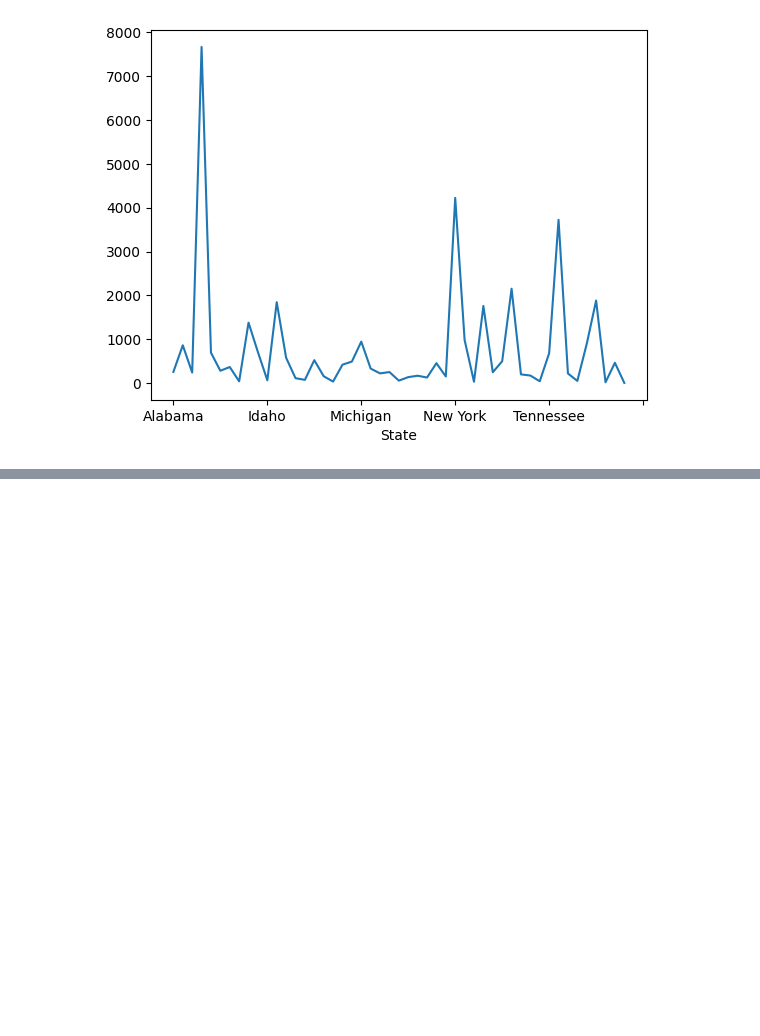
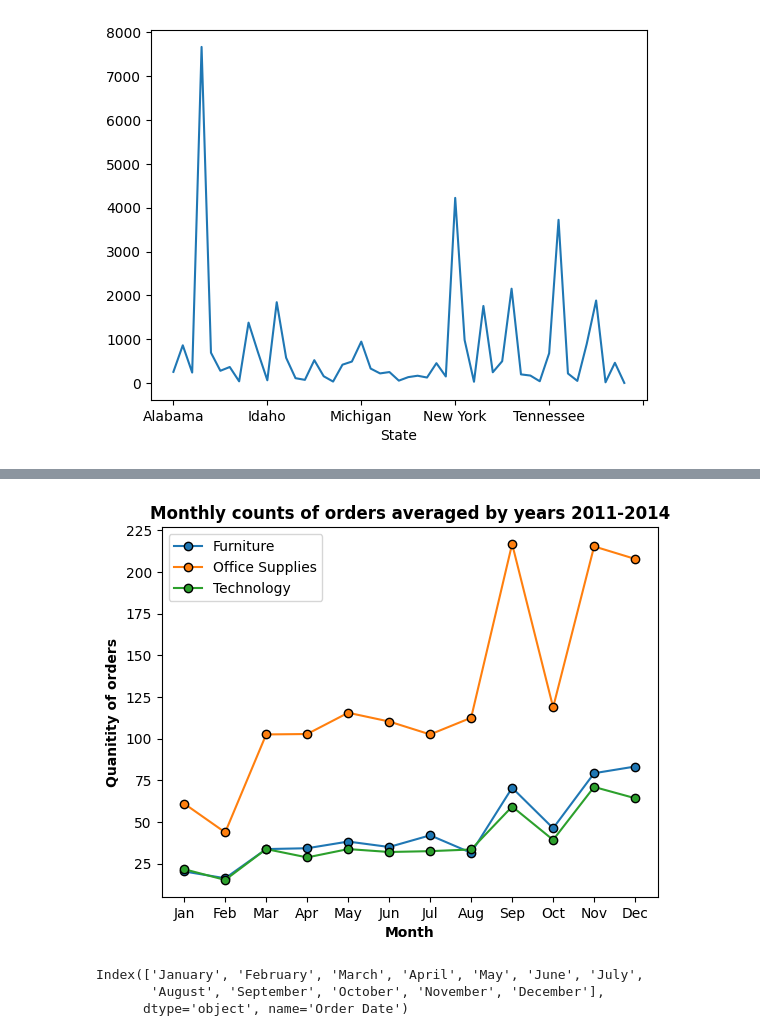
Before and after one commit to manipuppeteer/Data-Analysis-Project-DataCraft, a Jupyter notebook: JansFork.ipynb, the cells around one changed output, grey strips where cells are left out. Drawn from its saved outputs; the diff is of its cells as text; code cells hidden in the pictures; blank space fills up the shorter version.

```diff
--- a/JansFork.ipynb
+++ b/JansFork.ipynb
@@ -304,0 +409,37 @@ StateQuant.plot(kind="line")
+# %%
+GrenzeErstFeb2011=superstore.index>"2011-01-31" # es fehlt also nur ein monat von 2011
+GrenzeJahrEnde2014=superstore.index<"2015-01-01"
+DFmonatsanalyse=superstore[GrenzeErstFeb2011 & GrenzeJahrEnde2014]
+DFmonat=DFmonatsanalyse.groupby("Category")["count"].resample("ME").sum()#,closed="right",label="right")
+DFmonat=DFmonat.reset_index(level=1)
+
+DFmonatFurniture=DFmonat[DFmonat.index=="Furniture"]
+DFmonatFurniture=DFmonatFurniture.groupby(DFmonatFurniture["Order Date"].dt.month_name())["count"].mean()
+DFmonatTech=DFmonat[DFmonat.index=="Technology"]
+DFmonatTech=DFmonatTech.groupby(DFmonatTech["Order Date"].dt.month_name())["count"].mean()
+DFmonatOffice=DFmonat[DFmonat.index=="Office Supplies"]
+DFmonatOffice=DFmonatOffice.groupby(DFmonatOffice["Order Date"].dt.month_name())["count"].mean()
+
+months = ['January', 'February', 'March', 'April', 'May', 'June', 'July', 'August', 'September', 'October', 'November', 'December']
+
+DFmonatFurniture=DFmonatFurniture.reindex(index=months)
+DFmonatTech=DFmonatTech.reindex(index=months)
+DFmonatOffice=DFmonatOffice.reindex(index=months)
+#print(DFmonatFurniture)
+plt.plot(DFmonatFurniture.index.str[:3],DFmonatFurniture,marker='o',markeredgecolor="black",label="Furniture")
+plt.plot(DFmonatOffice.index.str[:3],DFmonatOffice,marker='o',markeredgecolor="black",label="Office Supplies")
+plt.plot(DFmonatTech.index.str[:3],DFmonatTech,marker='o',markeredgecolor="black",label="Technology")
+
+plt.xlabel("Month",fontweight="bold")
+plt.ylabel("Quanitity of orders",fontweight="bold")
+plt.title("Monthly counts of orders averaged by years 2011-2014",fontweight="bold")
+plt.legend()
+plt.show()
+# %% [output]
+[figure, added]
+# %%
+print(DFmonatFurniture.index)
+# %% [output]
+Index(['January', 'February', 'March', 'April', 'May', 'June', 'July',
+       'August', 'September', 'October', 'November', 'December'],
+      dtype='object', name='Order Date')
```
Also changed, not shown: parts of 4 cells of this notebook.
